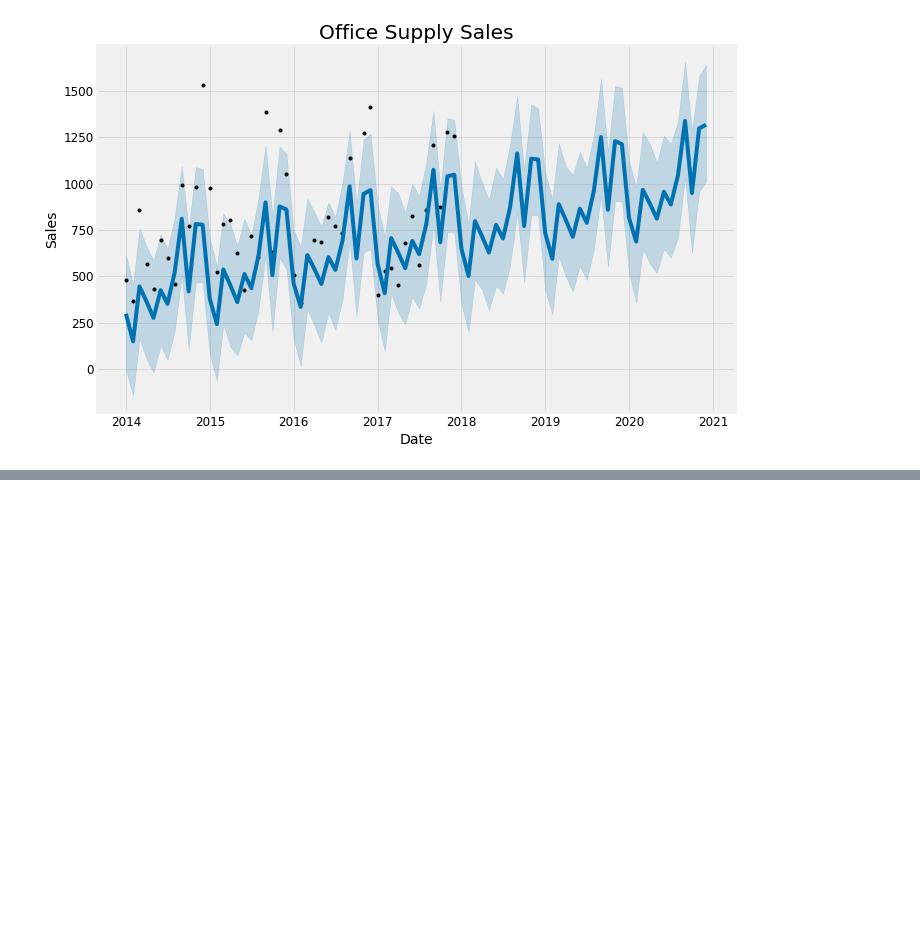
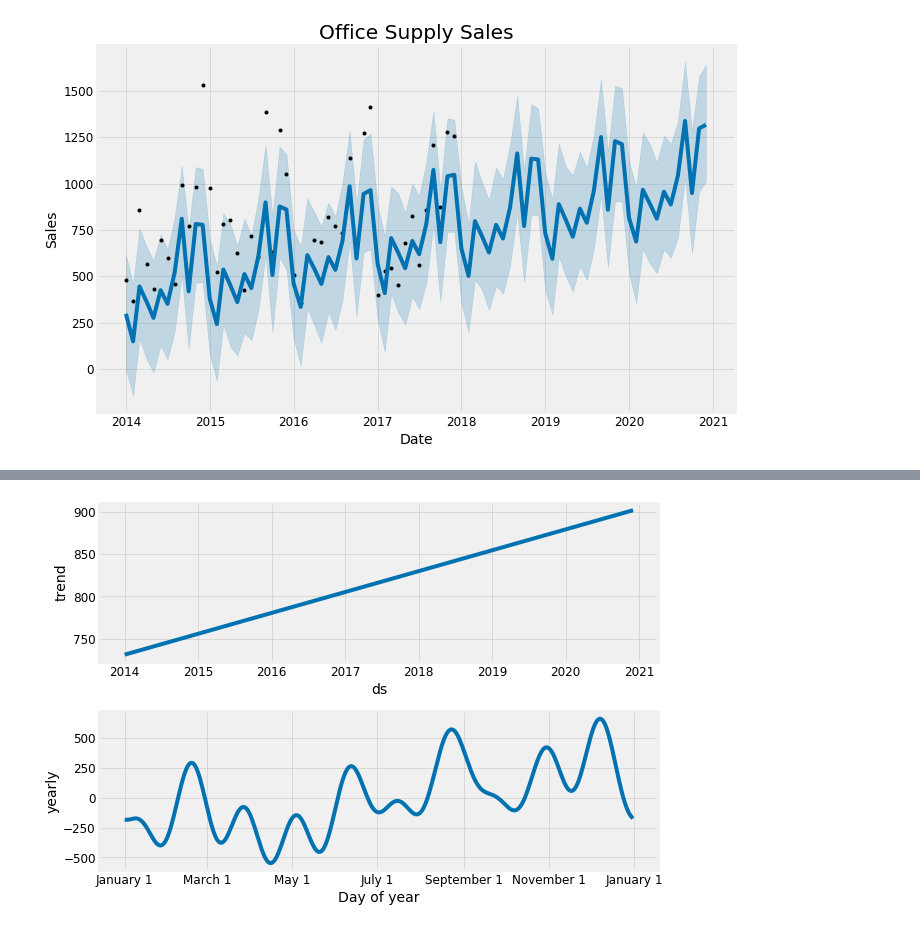
Before and after one commit to therealcrowder/timeSeriesStuff, a Jupyter notebook: pythonTimeSeries.ipynb, the cells around one changed output, grey strips where cells are left out. Saved outputs shown, nothing was run; the diff lists cells and outputs as text; code cells hidden in the pictures; blank space fills up the shorter version.

```diff
--- a/pythonTimeSeries.ipynb
+++ b/pythonTimeSeries.ipynb
@@ -431,0 +486,6 @@ plt.show()
+# %%
+# Furniture
+furniture_model.plot_components(furniture_forecast);
+plt.show()
+# %% [output]
+[figure, added]
```
Also changed, not shown: parts of 15 cells of this notebook.
